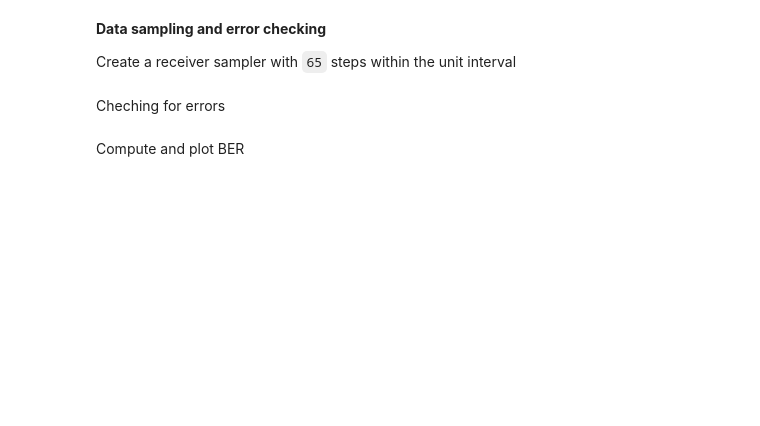
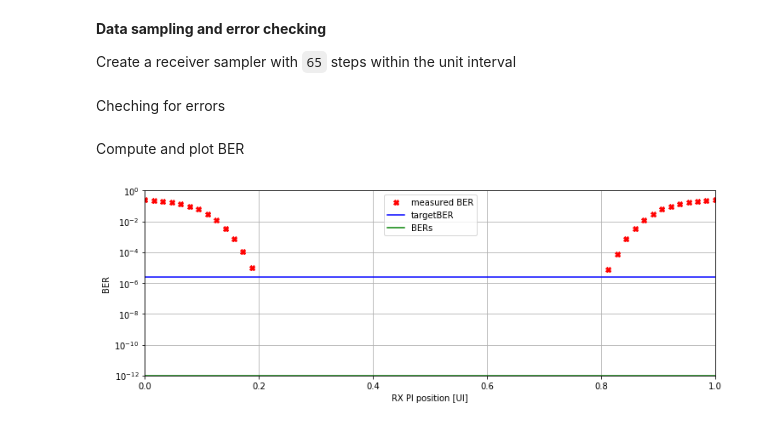
Before and after one commit to munich-ml/BER_tail_fit, a Jupyter notebook: Jitter_BER_fit.ipynb, the cells around one changed output. Saved outputs shown, nothing was run; the diff lists cells and outputs as text; code cells hidden in the pictures; blank space fills up the shorter version.

```diff
--- a/Jitter_BER_fit.ipynb
+++ b/Jitter_BER_fit.ipynb
@@ -298,10 +330,12 @@ Compute and plot BER
 # %%
 ber = np.array(errors) / N
 # %%
-plt.figure(figsize=(10, 4.5))
+plt.figure(figsize=(12, 4))
 plt.semilogy(rx_pi, ber, "rX", label="measured BER")
-plt.semilogy([0, 1], [1/N, 1/N], "-b", label="actual test deapth")
-plt.semilogy([0, 1], [1e-12, 1e-12], "-g", label="desired test deapth")
+plt.semilogy([0, 1], [1/N, 1/N], "-b", label="targetBER")
+plt.semilogy([0, 1], [1e-12, 1e-12], "-g", label="BERs")
 plt.xlabel("RX PI position [UI]"), plt.ylabel("BER")
-plt.xlim([0, 1]), plt.ylim([1e-14, 1])
-plt.legend(), plt.grid();
+plt.xlim([0, 1]), plt.ylim([1e-12, 1])
+plt.legend(loc="upper center"), plt.grid();
+# %% [output]
+[figure, added]
```
Also changed, not shown: parts of 12 cells of this notebook.
